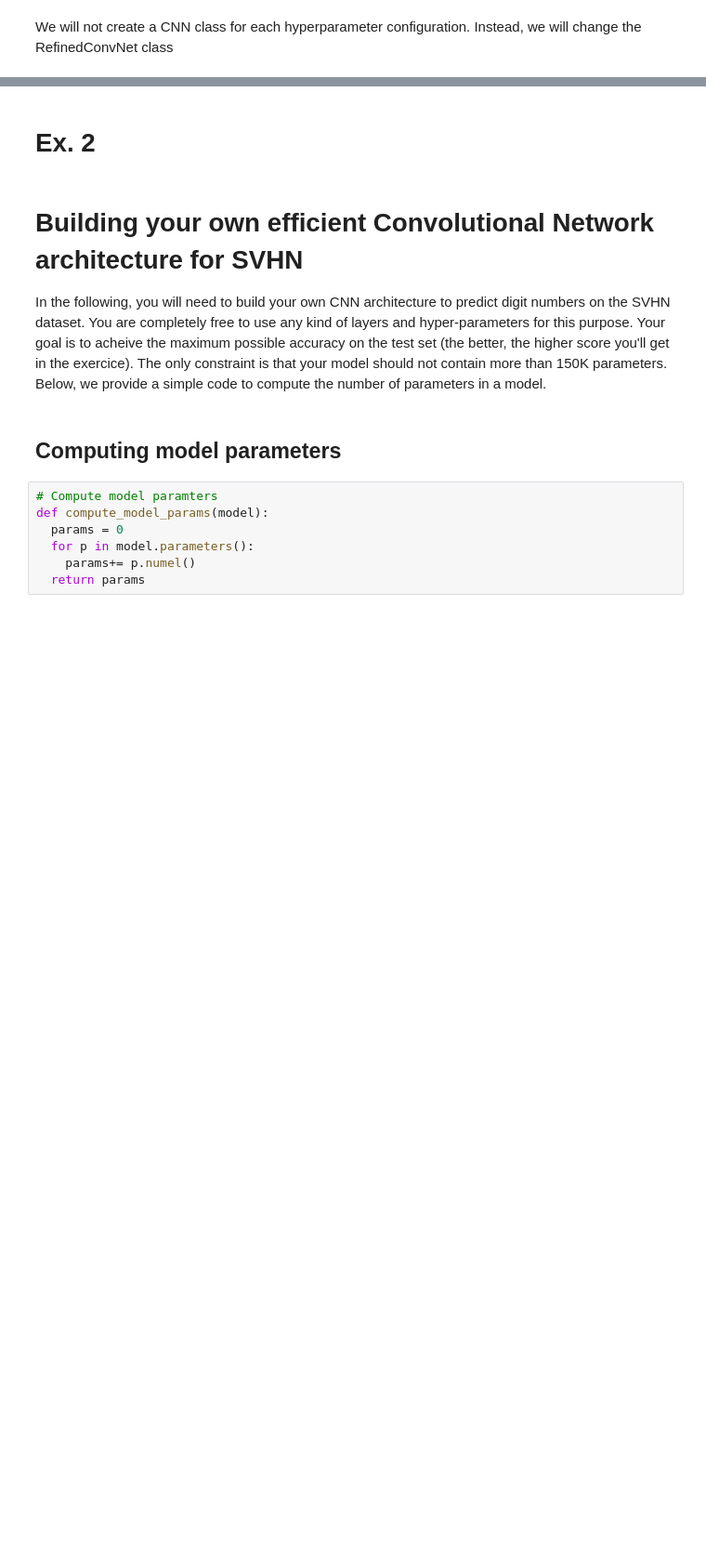
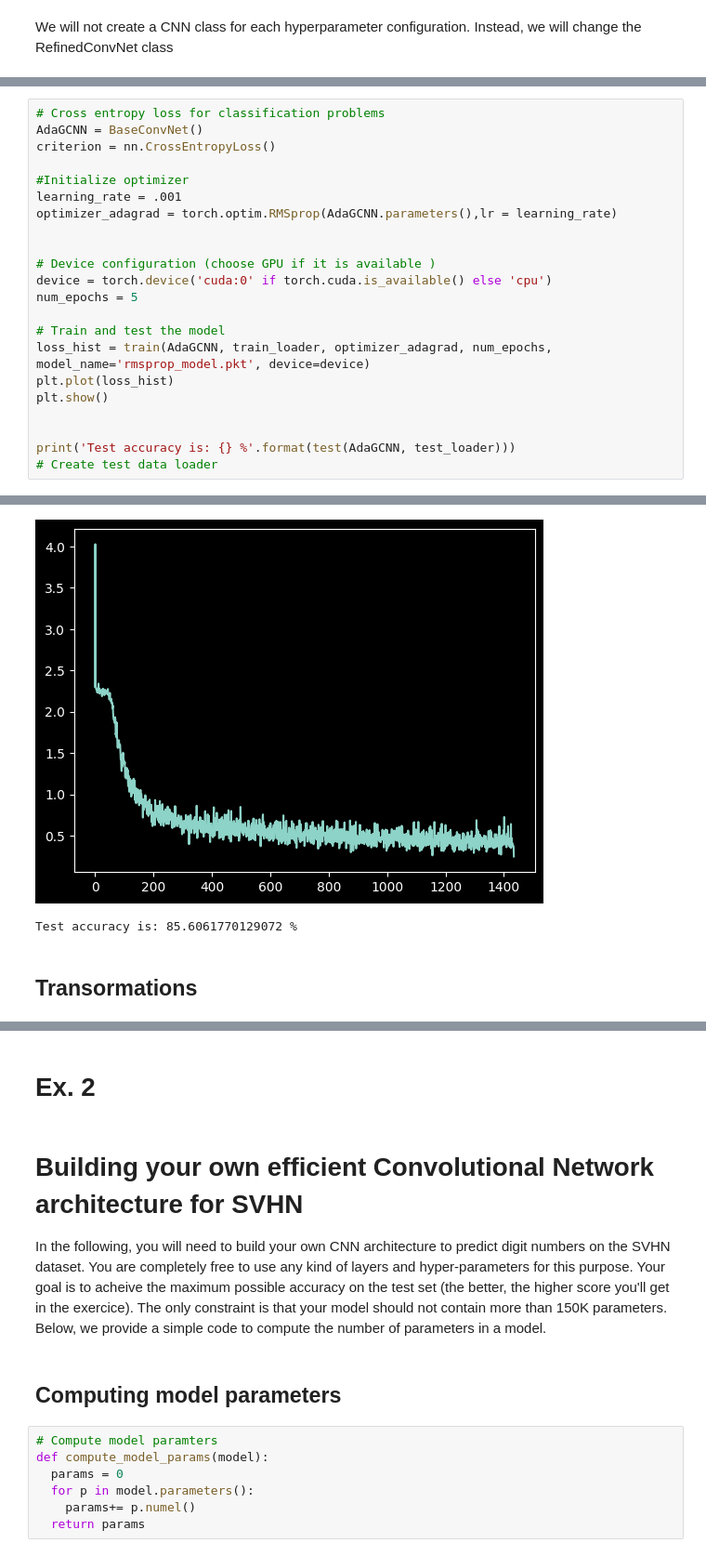
Before and after one commit to albert-santos01/DeepLearning, a Jupyter notebook: P3/P3-Questions.ipynb, the cells around one changed output, grey strips where cells are left out. Shown: that part at 93% size. Saved outputs shown, nothing was run; the diff lists cells and outputs as text; blank space fills up the shorter version.

```diff
--- a/P3/P3-Questions.ipynb
+++ b/P3/P3-Questions.ipynb
@@ -303,0 +320,23 @@ Test accuracy is: 86.25921942224954 %
+# %%
+# Cross entropy loss for classification problems
+AdaGCNN = BaseConvNet()
+criterion = nn.CrossEntropyLoss()
+
+#Initialize optimizer
+learning_rate = .001
+optimizer_adagrad = torch.optim.RMSprop(AdaGCNN.parameters(),lr = learning_rate)
+
+
+# Device configuration (choose GPU if it is available )
+device = torch.device('cuda:0' if torch.cuda.is_available() else 'cpu')
+num_epochs = 5
+
+# Train and test the model
+loss_hist = train(AdaGCNN, train_loader, optimizer_adagrad, num_epochs, model_name='rmsprop_model.pkt', device=device)
+plt.plot(loss_hist)
+plt.show()
+
+
+print('Test accuracy is: {} %'.format(test(AdaGCNN, test_loader)))
+# Create test data loader
+# %% [output]
@@ -303,0 +353,4 @@ Test accuracy is: 86.25921942224954 %
+[figure, added]
+Test accuracy is: 85.6061770129072 %
+# %% [markdown]
+## Transormations
```
Also changed, not shown: parts of 18 cells of this notebook.
